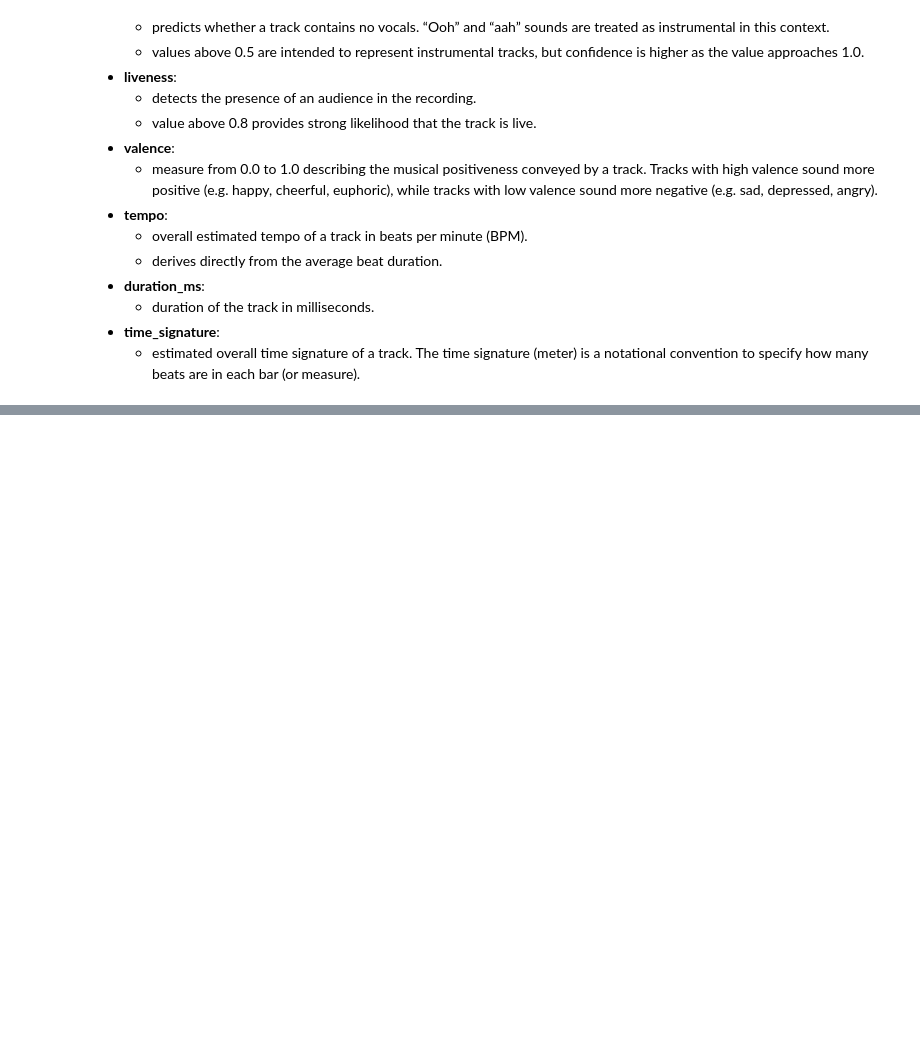
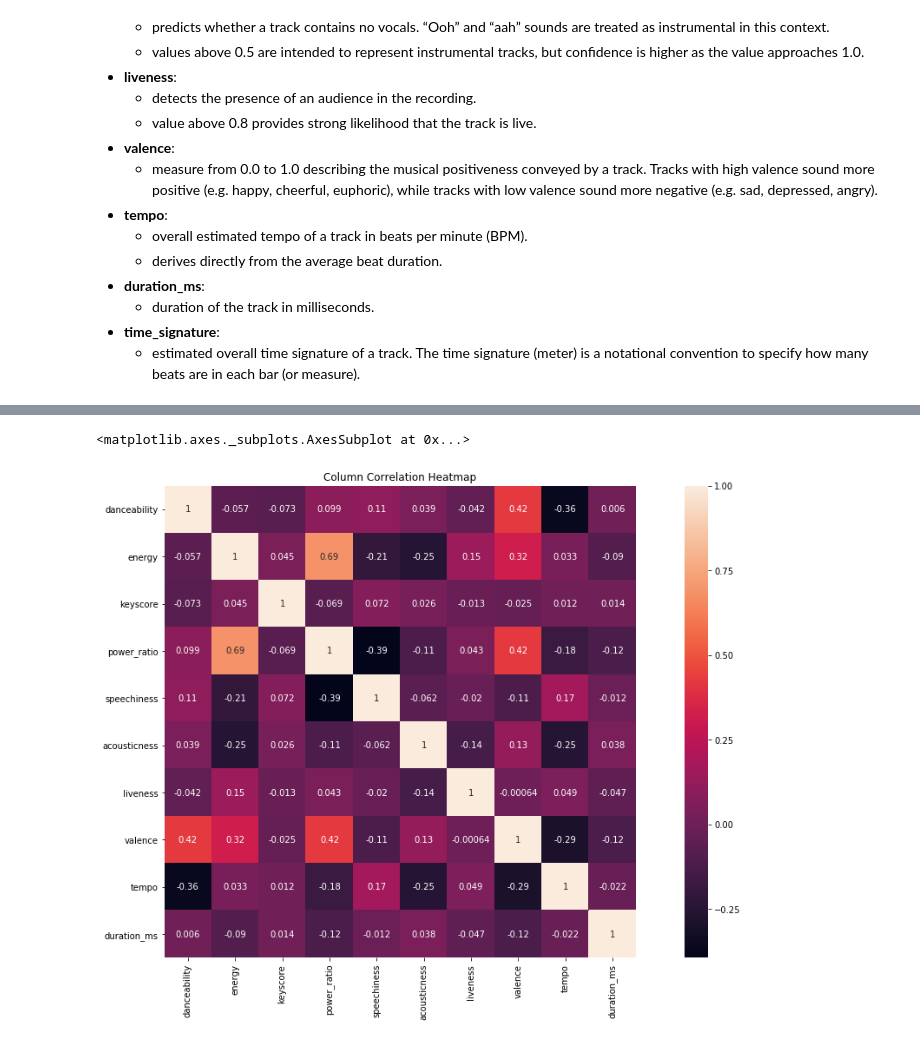
Before and after one commit to bigolu/CS439, a Jupyter notebook: SpotifyRankingStudy.ipynb, the cells around one changed output, grey strips where cells are left out. Saved outputs shown, nothing was run; the diff lists cells and outputs as text; code cells hidden in the pictures; blank space fills up the shorter version.

```diff
--- a/SpotifyRankingStudy.ipynb
+++ b/SpotifyRankingStudy.ipynb
@@ -188,15 +209,18 @@ a = sns.distplot(sdata['keyscore'], bins=22, #22 keys + mode pairs
 
 From the knowledge gained above, we render time_signature, instrumentalness, key, and mode as relatively irrelevant variables.  With the addition of the keyscore metric, there are now 10 different dimensions to examine, with only 100 data points.  It is beneficial to reduce data dimensionality in order to restrict analysis to the most relevant features.  We use a heatmap to investigate how strongly data columns correlate with each other.
 # %%
-relevant = ["danceability", "energy", "keyscore", "loudness", "speechiness", "acousticness", "liveness", "valence", "tempo", "duration_ms"]
+relevant = ["danceability", "energy", "keyscore", "power_ratio", "speechiness", "acousticness", "liveness", "valence", "tempo", "duration_ms"]
 
 heatmapdf = sdata[relevant].copy()
 
 correlation = heatmapdf.corr()
 plt.figure(figsize=(20,10))
 plt.title('Column Correlation Heatmap')
 
-sns.heatmap(correlation, vmax=1, square=True,annot=True,cmap='cubehelix')
+sns.heatmap(correlation, vmax=1, square=True,annot=True)
+# %% [output]
+<matplotlib.axes._subplots.AxesSubplot at 0x...>
+[figure, added]
 # %% [markdown]
 ## PCA
 The components do not demonstrate a lot of correlation.  Most of the variables are in fact negatively correlated, but there are four pairwise comparisons of note:
```
Also changed, not shown: parts of 14 cells of this notebook, 1 other file.
